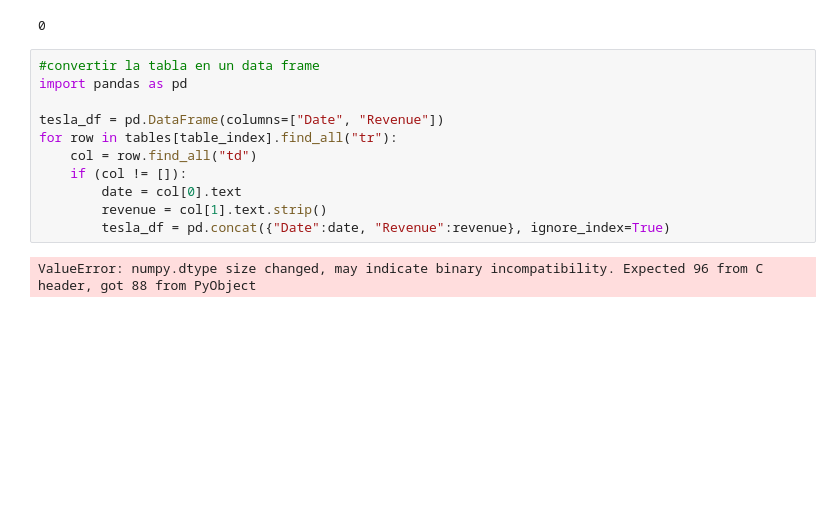
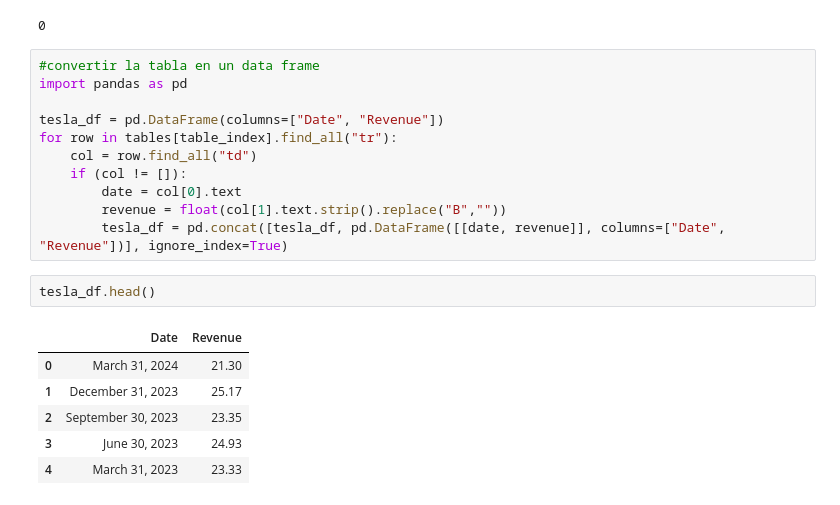
Before and after one commit to mgnorero/web-scraping-project-tutorial, a Jupyter notebook: src/explore.es.ipynb, the cells around one changed output. Drawn from its saved outputs; the diff is of its cells as text; blank space fills up the shorter version.

```diff
--- a/src/explore.es.ipynb
+++ b/src/explore.es.ipynb
@@ -85,7 +85,14 @@ for row in tables[table_index].find_all("tr"):
     col = row.find_all("td")
     if (col != []):
         date = col[0].text
-        revenue = col[1].text.strip()
-        tesla_df = pd.concat({"Date":date, "Revenue":revenue}, ignore_index=True)
+        revenue = float(col[1].text.strip().replace("B",""))
+        tesla_df = pd.concat([tesla_df, pd.DataFrame([[date, revenue]], columns=["Date", "Revenue"])], ignore_index=True)
-# %% [output]
-ValueError: numpy.dtype size changed, may indicate binary incompatibility. Expected 96 from C header, got 88 from PyObject
+# %%
+tesla_df.head()
+# %% [output]
+|  | Date | Revenue |
+| 0 | March 31, 2024 | 21.30 |
+| 1 | December 31, 2023 | 25.17 |
+| 2 | September 30, 2023 | 23.35 |
+| 3 | June 30, 2023 | 24.93 |
+| 4 | March 31, 2023 | 23.33 |
```
